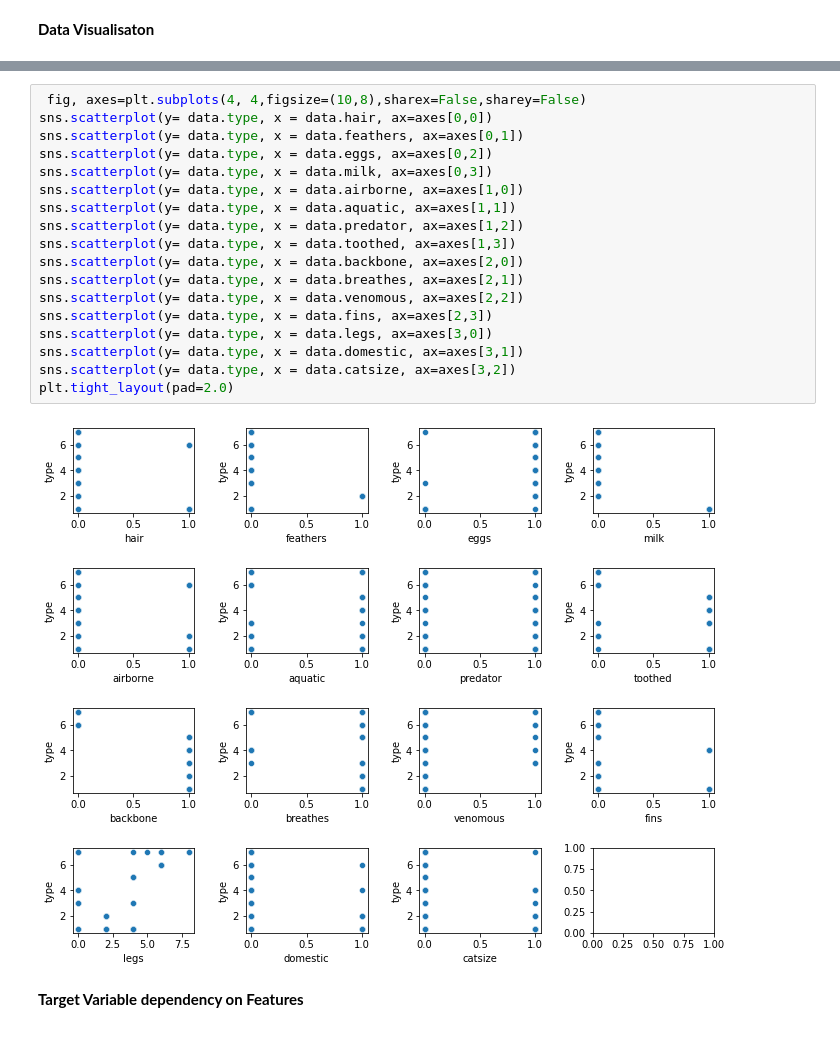
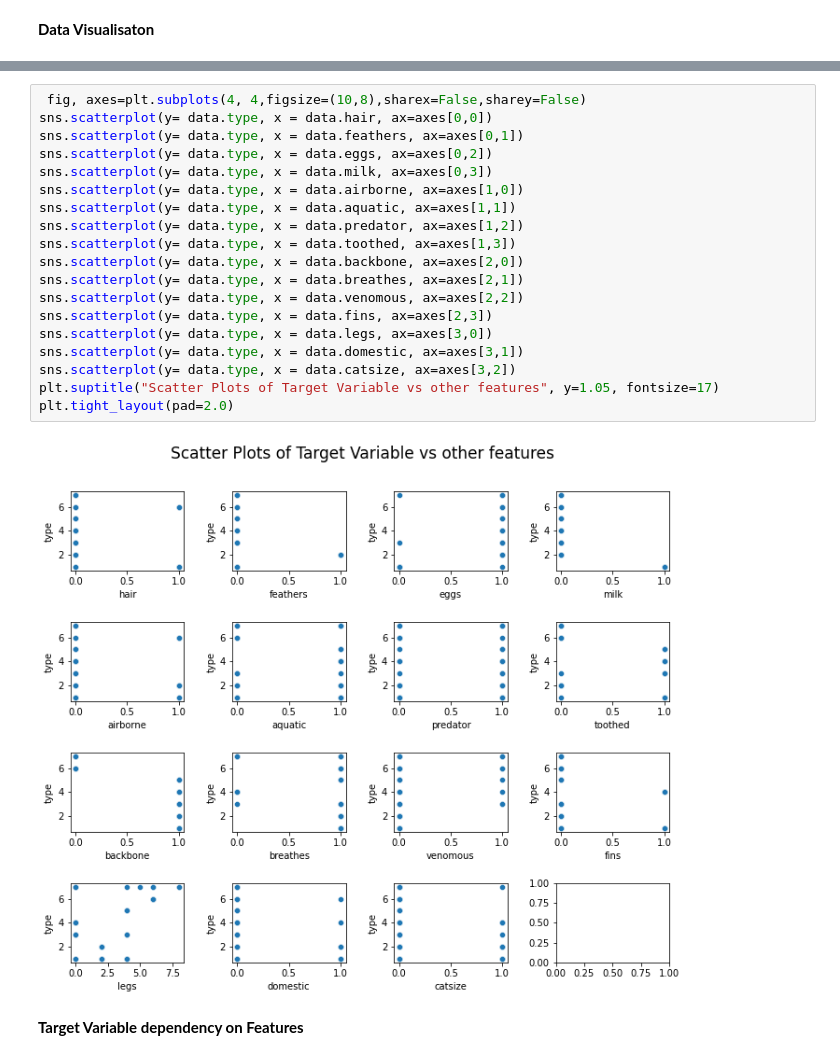
Before and after one commit to manasik29/KNearestNeighbors, a Jupyter notebook: KNearestNeighbor_Zoo.ipynb, the cells around one changed output, grey strips where cells are left out. Drawn from its saved outputs; the diff is of its cells as text.

```diff
--- a/KNearestNeighbor_Zoo.ipynb
+++ b/KNearestNeighbor_Zoo.ipynb
@@ -217,23 +222,24 @@ sns.barplot(x=data.legs.unique(), y = data.legs.value_counts())
 # %%
  fig, axes=plt.subplots(4, 4,figsize=(10,8),sharex=False,sharey=False)
 sns.scatterplot(y= data.type, x = data.hair, ax=axes[0,0])
 sns.scatterplot(y= data.type, x = data.feathers, ax=axes[0,1])
 sns.scatterplot(y= data.type, x = data.eggs, ax=axes[0,2])
 sns.scatterplot(y= data.type, x = data.milk, ax=axes[0,3])
 sns.scatterplot(y= data.type, x = data.airborne, ax=axes[1,0])
 sns.scatterplot(y= data.type, x = data.aquatic, ax=axes[1,1])
 sns.scatterplot(y= data.type, x = data.predator, ax=axes[1,2])
 sns.scatterplot(y= data.type, x = data.toothed, ax=axes[1,3])
 sns.scatterplot(y= data.type, x = data.backbone, ax=axes[2,0])
 sns.scatterplot(y= data.type, x = data.breathes, ax=axes[2,1])
 sns.scatterplot(y= data.type, x = data.venomous, ax=axes[2,2])
 sns.scatterplot(y= data.type, x = data.fins, ax=axes[2,3])
 sns.scatterplot(y= data.type, x = data.legs, ax=axes[3,0])
 sns.scatterplot(y= data.type, x = data.domestic, ax=axes[3,1])
 sns.scatterplot(y= data.type, x = data.catsize, ax=axes[3,2])
+plt.suptitle("Scatter Plots of Target Variable vs other features", y=1.05, fontsize=17)
 plt.tight_layout(pad=2.0)
 # %% [output]
-[figure, old version]
+[figure, new version]
 # %% [markdown]
 **Target Variable dependency on Features**
 # %%
```
Also changed, not shown: parts of 8 cells of this notebook.
